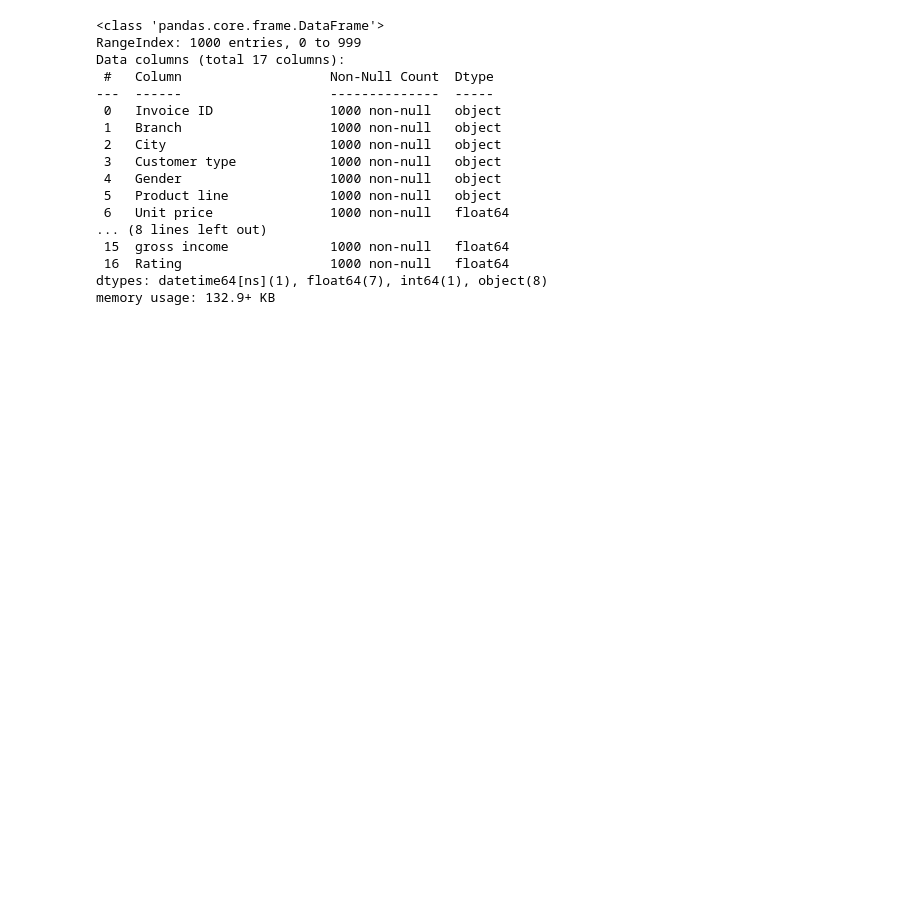
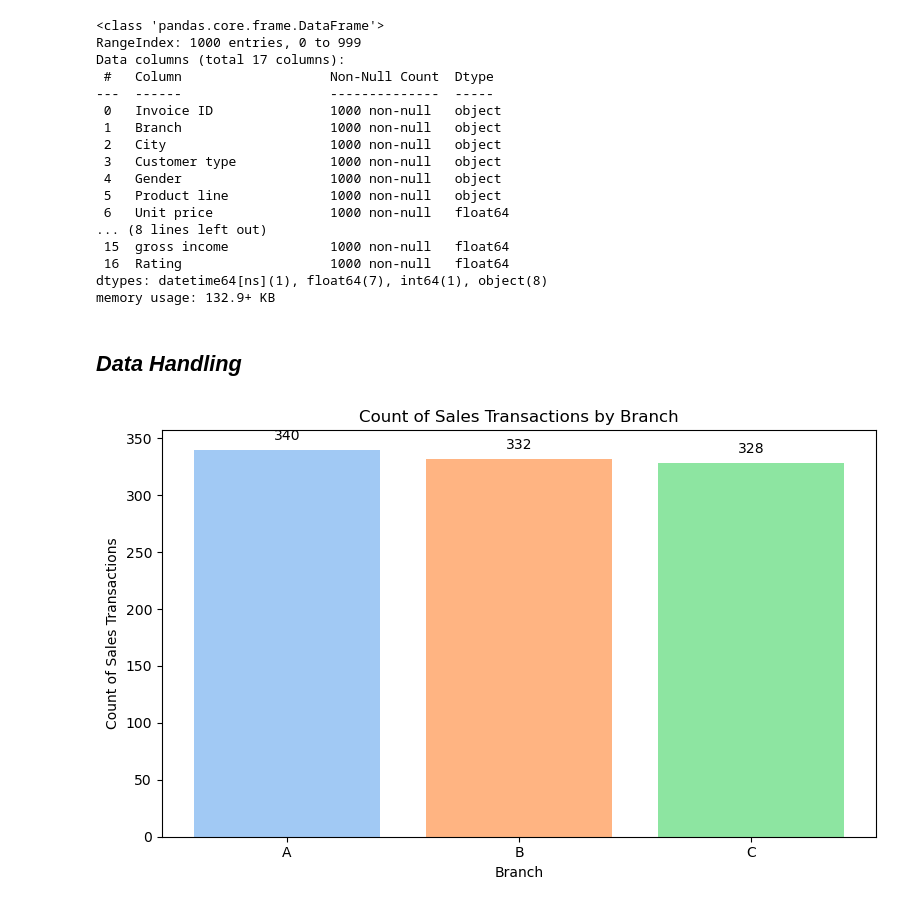
Before and after one commit to huseynaxmedov1999/Basic-EDA-on-Supermarket-Sales-Data, a Jupyter notebook: Basic EDA on Supermarket Sales Data.ipynb, the cells around one changed output. Drawn from its saved outputs; the diff is of its cells as text; code cells hidden in the pictures; blank space fills up the shorter version.

Commit message:
Data Handling and Visualisation

```diff
--- a/Basic EDA on Supermarket Sales Data.ipynb
+++ b/Basic EDA on Supermarket Sales Data.ipynb
@@ -116,3 +124,23 @@ Data columns (total 17 columns):
  16  Rating                   1000 non-null   float64
 dtypes: datetime64[ns](1), float64(7), int64(1), object(8)
 memory usage: 132.9+ KB
+# %%
+df.rename(columns={'Total': 'Total_Sales'}, inplace=True) #to rename the 'Total' column to 'Total_Sales' for better clarity
+# %% [markdown]
+## *Data Handling*
+# %%
+Count_of_Branch_by_Total_Sales = df.groupby('Branch')['Total_Sales'].count() #to count the number of sales transactions for each branch
+fig, ax = plt.subplots(figsize=(8, 5)) #to create a figure and axis object for the bar chart with a specified size
+ax.bar(Count_of_Branch_by_Total_Sales.index, Count_of_Branch_by_Total_Sales.values, color=sns.color_palette('pastel',len(Count_of_Branch_by_Total_Sales)))
+ax.set_title('Count of Sales Transactions by Branch') #to set the title of the bar chart
+for p in ax.patches: #to add the count values on top of each bar in the bar chart
+    ax.annotate(str(p.get_height()),
+                (p.get_x() + p.get_width() / 2., p.get_height()),
+                ha='center', va='bottom', fontsize=10, color='black',
+                xytext=(0, 5), textcoords='offset points')
+ax.set_xlabel('Branch') #to set the x and y axis labels
+ax.set_ylabel('Count of Sales Transactions') #to set the x and y axis labels
+plt.tight_layout() # to adjust the layout and prevent overlap of labels
+plt.show() #to display the bar chart of the count of sales transactions by branch
+# %% [output]
+[figure, added]
```
Also changed, not shown: parts of 7 cells of this notebook.
